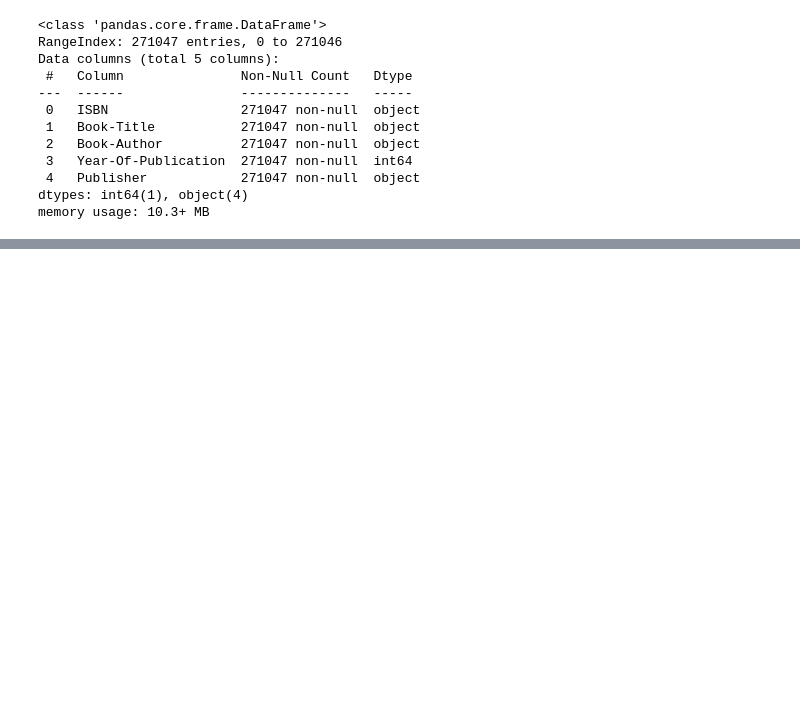
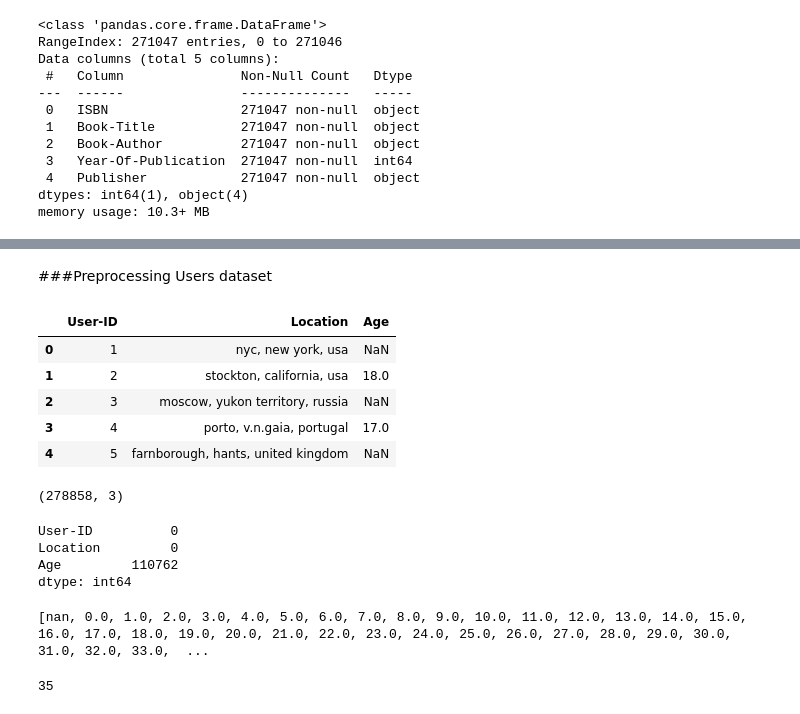
Before and after one commit to Ashu10051998/Book-Recommender-System, a Jupyter notebook: Book_recomender_system.ipynb, the cells around one changed output, grey strips where cells are left out. Drawn from its saved outputs; the diff is of its cells as text; code cells hidden in the pictures; blank space fills up the shorter version.

```diff
--- a/Book_recomender_system.ipynb
+++ b/Book_recomender_system.ipynb
@@ -171,3 +171,31 @@ books.head()
 | 2 | 0060973129 | Decision in Normandy | Carlo D'Este | 1991 | HarperPerennial |
 | 3 | 0374157065 | Flu: The Story of the Great Influ... | Gina Bari Kolata | 1999 | Farrar Straus Giroux |
 | 4 | 0393045218 | The Mummies of Urumchi | E. J. W. Barber | 1999 | W. W. Norton &amp; Company |
+# %% [markdown]
+###Preprocessing Users dataset
+# %%
+users.head(5)
+# %% [output]
+|  | User-ID | Location | Age |
+| 0 | 1 | nyc, new york, usa | NaN |
+| 1 | 2 | stockton, california, usa | 18.0 |
+| 2 | 3 | moscow, yukon territory, russia | NaN |
+| 3 | 4 | porto, v.n.gaia, portugal | 17.0 |
+| 4 | 5 | farnborough, hants, united kingdom | NaN |
+# %%
+users.shape
+# %% [output]
+(278858, 3)
+# %%
+## Checking null values
+print(users.isna().sum())
+# %% [output]
+User-ID          0
+Location         0
+Age         110762
+dtype: int64
+# %%
+## Check for all values present in Age column
+print(sorted(list(users['Age'].unique())))
+# %% [output]
+[nan, 0.0, 1.0, 2.0, 3.0, 4.0, 5.0, 6.0, 7.0, 8.0, 9.0, 10.0, 11.0, 12.0, 13.0, 14.0, 15.0, 16.0, 17.0, 18.0, 19.0, 20.0, 21.0, 22.0, 23.0, 24.0, 25.0, 26.0, 27.0, 28.0, 29.0, 30.0, 31.0, 32.0, 33.0,  ...
@@ -173,0 +205,5 @@ books.head()
+# %%
+mean = round(required['Age'].mean())
+print(mean)
+# %% [output]
+35
```
Also changed, not shown: parts of 18 cells of this notebook.
